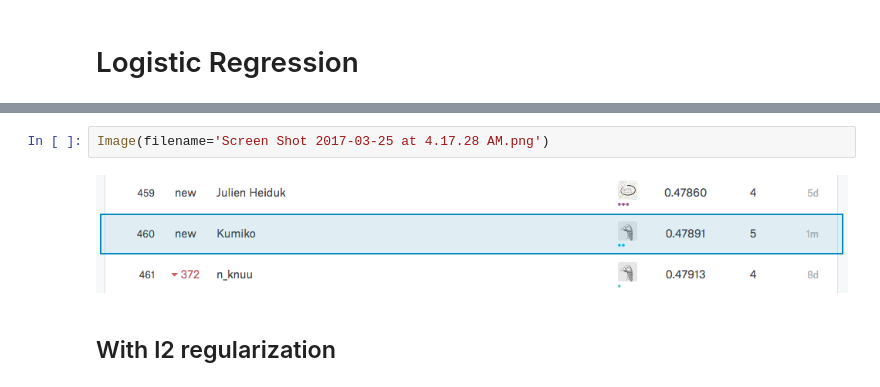
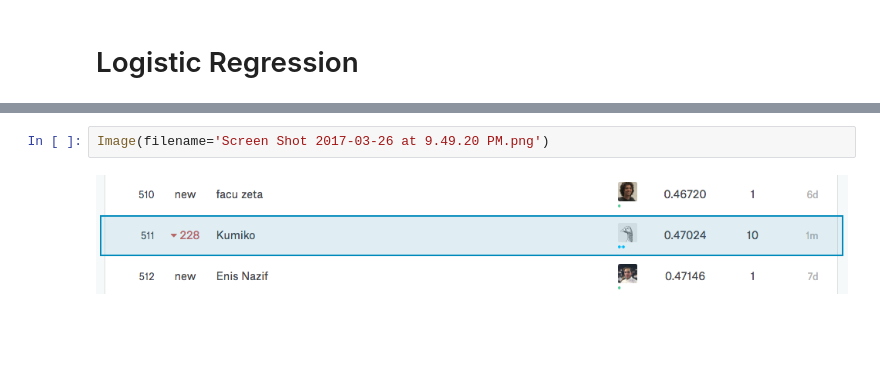
Before and after one commit to kumikokashii/quora-duplicate, a Jupyter notebook: quora_question_pairs_3.ipynb, the cells around one changed output, grey strips where cells are left out. Cells and saved outputs as stored; diff of their text form; blank space fills up the shorter version.

```diff
--- a/quora_question_pairs_3.ipynb
+++ b/quora_question_pairs_3.ipynb
@@ -149,6 +160,4 @@ log loss on train data: 0.540996231645
 # %%
-Image(filename='Screen Shot 2017-03-25 at 4.17.28 AM.png')
+Image(filename='Screen Shot 2017-03-26 at 9.49.20 PM.png')
 # %% [output]
-[figure, old version]
+[figure, new version]
-# %% [markdown]
-## With l2 regularization
```
Also changed, not shown: parts of 22 cells of this notebook.
